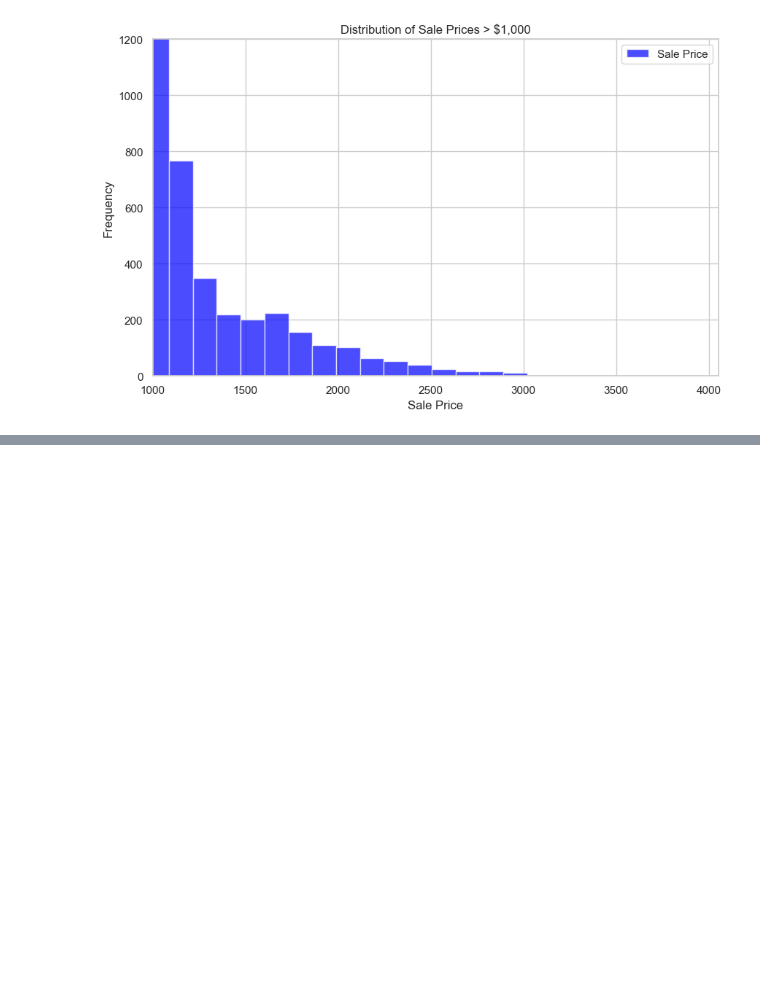
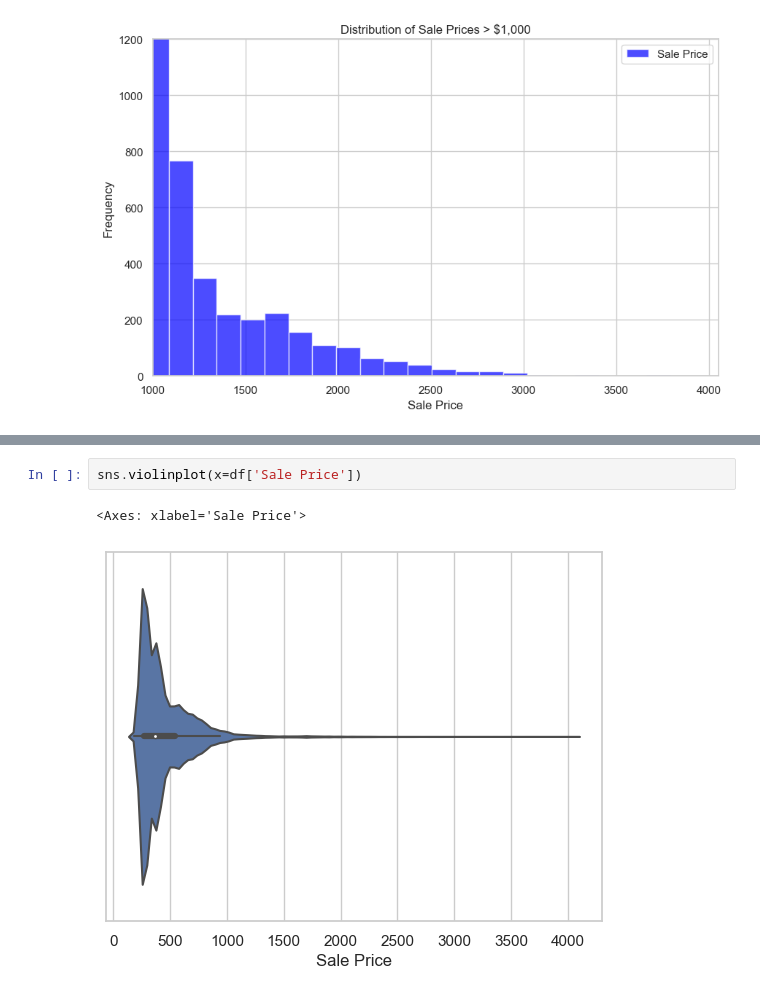
Before and after one commit to Chris-Goyette/sneaker_analysis, a Jupyter notebook: StockX_Sneaker_Analysis.ipynb, the cells around one changed output, grey strips where cells are left out. Drawn from its saved outputs; the diff is of its cells as text; blank space fills up the shorter version.

```diff
--- a/StockX_Sneaker_Analysis.ipynb
+++ b/StockX_Sneaker_Analysis.ipynb
@@ -173,0 +191,5 @@ plt.show()
+# %%
+sns.violinplot(x=df['Sale Price'])
+# %% [output]
+<Axes: xlabel='Sale Price'>
+[figure, added]
```
Also changed, not shown: parts of 6 cells of this notebook, 1 other file.
